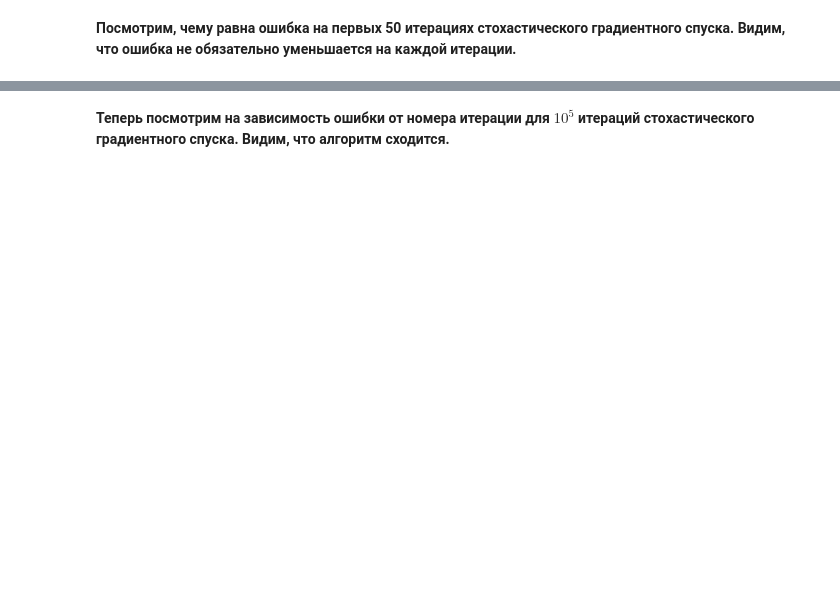
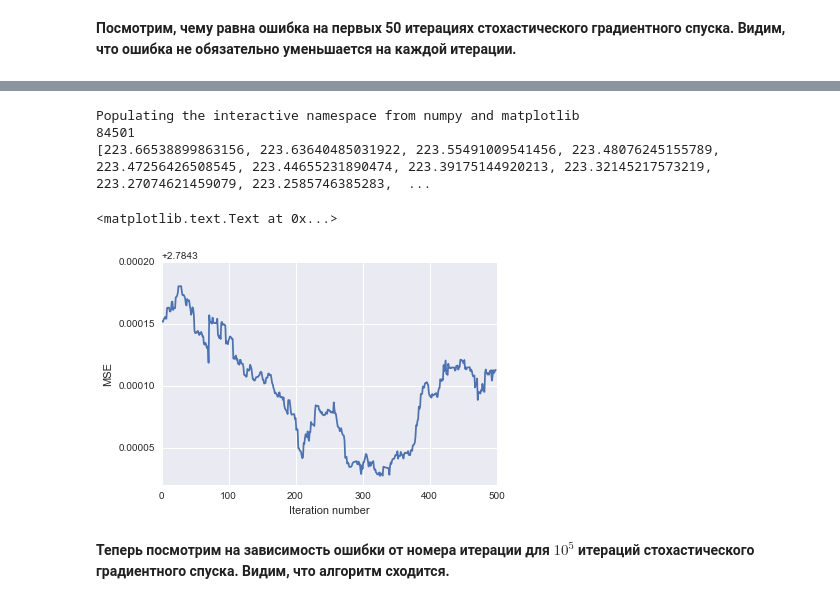
Before and after one commit to lunaplush/courseraJUPy, a Jupyter notebook: PA_linreg_stochastic_grad_descent (2).ipynb, the cells around one changed output, grey strips where cells are left out. Saved outputs shown, nothing was run; the diff lists cells and outputs as text; code cells hidden in the pictures; blank space fills up the shorter version.

Commit message:
linear regression

```diff
--- a/PA_linreg_stochastic_grad_descent (2).ipynb
+++ b/PA_linreg_stochastic_grad_descent (2).ipynb
@@ -143,7 +138,7 @@ SyntaxError: invalid syntax (<ipython-input-13-c58dfed2c3d9>, line 1)
 **4. Напишите функцию *linear_prediction*, которая принимает на вход матрицу *X* и вектор весов линейной модели *w*, а возвращает вектор прогнозов в виде линейной комбинации столбцов матрицы *X* с весами *w*.**
 # %%
 def linear_prediction(X, w):
-    # Ваш код здесь
+    return  np.dot(X,w)
 # %% [markdown]
 **Какова среднеквадратичная ошибка прогноза значений Sales в виде линейной модели с весами, найденными с помощью нормального уравнения? Запишите ответ в файл '3.txt'.**
 # %%
@@ -154,8 +153,9 @@ write_answer_to_file(answer3, '3.txt')
 **5. Напишите функцию *stochastic_gradient_step*, реализующую шаг стохастического градиентного спуска для линейной регрессии. Функция должна принимать матрицу *X*, вектора *y* и *w*, число *train_ind* - индекс объекта обучающей выборки (строки матрицы *X*), по которому считается изменение весов, а также число *$\eta$* (eta) - шаг градиентного спуска (по умолчанию *eta*=0.01). Результатом будет вектор обновленных весов. Наша реализация функции будет явно написана для данных с 3 признаками, но несложно модифицировать для любого числа признаков, можете это сделать.**
 # %%
 def stochastic_gradient_step(X, y, w, train_ind, eta=0.01):
-    grad0 = # Ваш код здесь
-    grad1 = # Ваш код здесь
-    grad2 = # Ваш код здесь
-    grad3 = # Ваш код здесь
+    l = X.shape[0]
+    grad0 = (2/l)*(np.sum(X[train_ind,:]*w) - y[train_ind])*X[train_ind,0]# Ваш код здесь
+    grad1 = (2/l)*(np.sum(X[train_ind,:]*w) - y[train_ind])*X[train_ind,1]# Ваш код здесь
+    grad2 = (2/l)*(np.sum(X[train_ind,:]*w) - y[train_ind])*X[train_ind,2]# Ваш код здесь
+    grad3 = (2/l)*(np.sum(X[train_ind,:]*w) - y[train_ind])*X[train_ind,3]# Ваш код здесь
     return  w - eta * np.array([grad0, grad1, grad2, grad3])
@@ -177,9 +191,10 @@ def stochastic_gradient_descent(X, y, w_init, eta=1e-2, max_iter=1e4,
                                 min_weight_dist=1e-8, seed=42, verbose=False):
     # Инициализируем расстояние между векторами весов на соседних
     # итерациях большим числом.
-    weight_dist = np.inf
+    weight_dist = 1e25 #np.inf
     # Инициализируем вектор весов
     w = w_init
+
     # Сюда будем записывать ошибки на каждой итерации
     errors = []
     # Счетчик итераций
@@ -194,7 +209,11 @@ def stochastic_gradient_descent(X, y, w_init, eta=1e-2, max_iter=1e4,
         # порождаем псевдослучайный
         # индекс объекта обучающей выборки
         random_ind = np.random.randint(X.shape[0])
+        w_next = stochastic_gradient_step(X,y,w,random_ind,eta)
 
+        errors.append( mserror(y,linear_prediction(X,w_next)))
         # Ваш код здесь
-
+        iter_num = iter_num + 1
+        weight_dist = np.linalg.norm(w_next - w)
+        w = w_next
     return w, errors
@@ -203,3 +244,4 @@ def stochastic_gradient_descent(X, y, w_init, eta=1e-2, max_iter=1e4,
 # %%
 %%time
-stoch_grad_desc_weights, stoch_errors_by_iter = # Ваш код здесь
+max_iter_init = 1e5
+stoch_grad_desc_weights, stoch_errors_by_iter = stochastic_gradient_descent(X,y,[0,0,0,0], 1e-2, max_iter_init)# Ваш код здесь
@@ -213,3 +261,16 @@ ylabel('MSE')
+# %%
+%pylab inline
+num = 500
+print(len(stoch_errors_by_iter))
+plot(range(num), stoch_errors_by_iter[len(stoch_errors_by_iter) - num :])
+xlabel('Iteration number')
+ylabel('MSE')
+# %% [output]
+Populating the interactive namespace from numpy and matplotlib
+84501
+[223.66538899863156, 223.63640485031922, 223.55491009541456, 223.48076245155789, 223.47256426508545, 223.44655231890474, 223.39175144920213, 223.32145217573219, 223.27074621459079, 223.2585746385283,  ...
+<matplotlib.text.Text at 0x...>
+[figure, added]
 # %% [markdown]
 **Теперь посмотрим на зависимость ошибки от номера итерации для $10^5$ итераций стохастического градиентного спуска. Видим, что алгоритм сходится.**
 # %%
```
Also changed, not shown: parts of 14 cells of this notebook.
